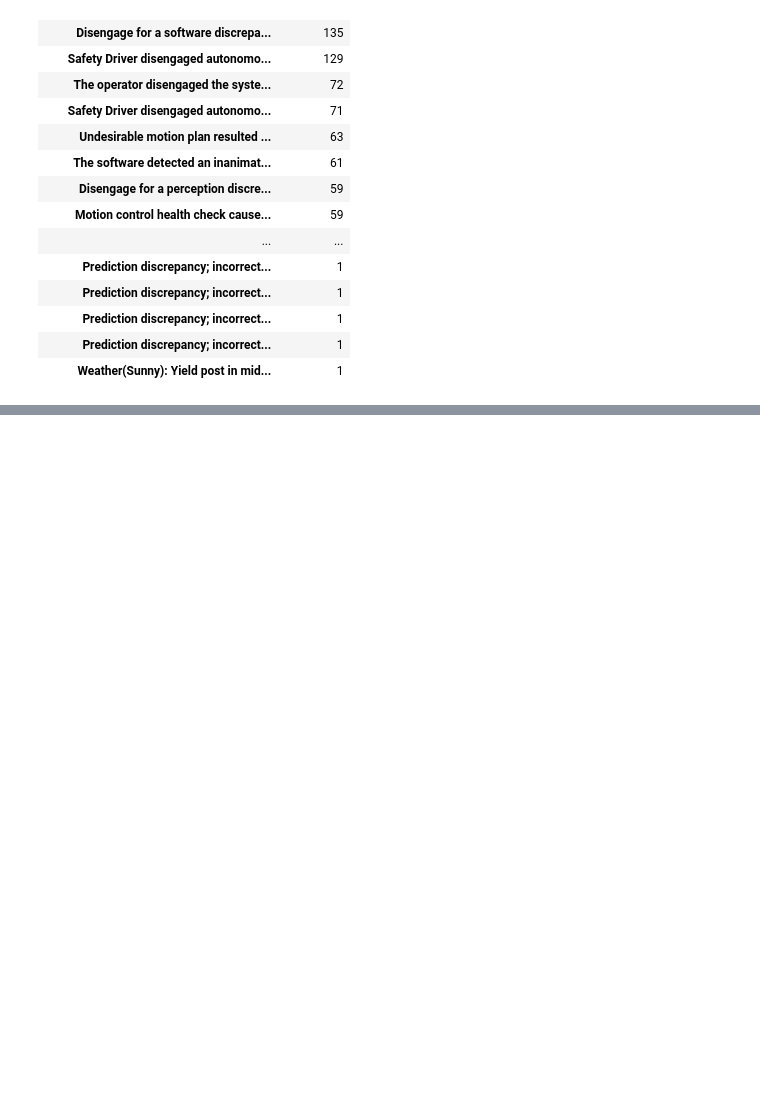
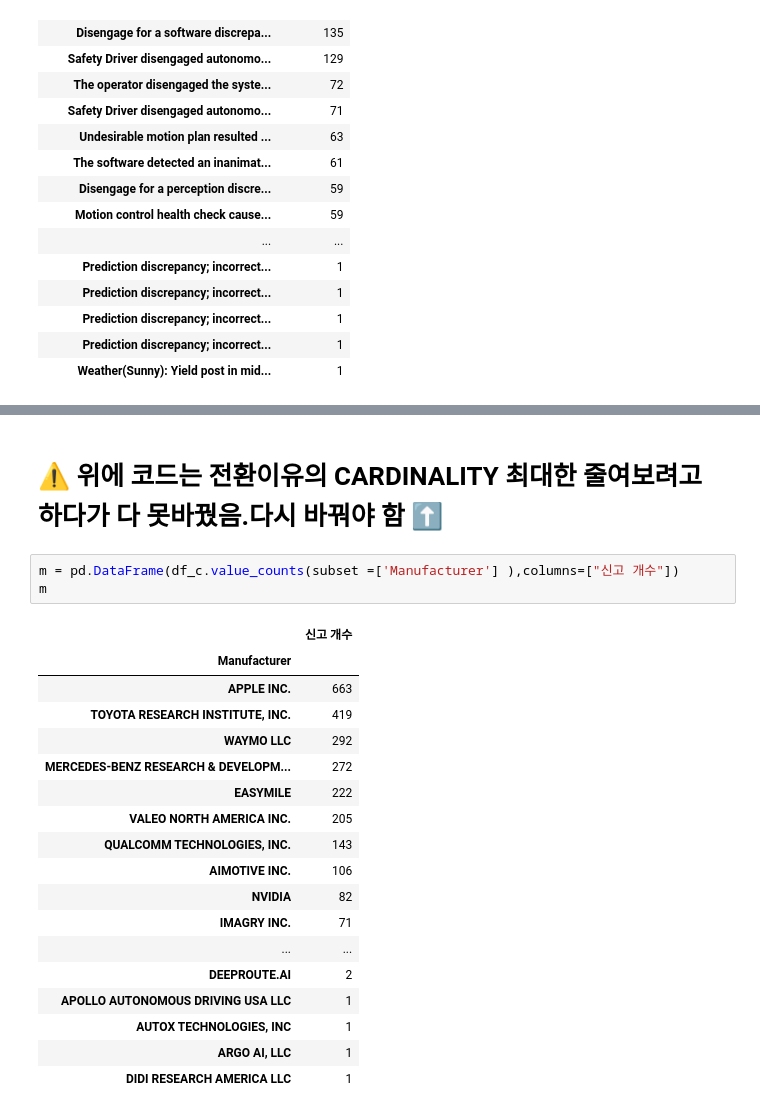
Before and after one commit to severancej/colorful_project, a Jupyter notebook: Project_Section2/AI14_장지은_Section2.ipynb, the cells around one changed output, grey strips where cells are left out. Saved outputs shown, nothing was run; the diff lists cells and outputs as text; blank space fills up the shorter version.

```diff
--- a/Project_Section2/AI14_장지은_Section2.ipynb
+++ b/Project_Section2/AI14_장지은_Section2.ipynb
@@ -648,0 +667,24 @@ df_c['DESCRIPTION OF FACTS CAUSING DISENGAGEMENT'].value_counts()
+# %% [markdown]
+#  ⚠️ 위에 코드는 전환이유의 CARDINALITY 최대한 줄여보려고 하다가 다 못바꿨음.다시 바꿔야 함 ⬆️
+# %%
+m = pd.DataFrame(df_c.value_counts(subset =['Manufacturer'] ),columns=["신고 개수"])
+m
+# %% [output]
+|  | 신고 개수 |
+| Manufacturer |  |
+| APPLE INC. | 663 |
+| TOYOTA RESEARCH INSTITUTE, INC. | 419 |
+| WAYMO LLC | 292 |
+| MERCEDES-BENZ RESEARCH & DEVELOPM... | 272 |
+| EASYMILE | 222 |
+| VALEO NORTH AMERICA INC. | 205 |
+| QUALCOMM TECHNOLOGIES, INC. | 143 |
+| AIMOTIVE INC. | 106 |
+| NVIDIA | 82 |
+| IMAGRY INC. | 71 |
+| ... | ... |
+| DEEPROUTE.AI | 2 |
+| APOLLO AUTONOMOUS DRIVING USA LLC | 1 |
+| AUTOX TECHNOLOGIES, INC | 1 |
+| ARGO AI, LLC | 1 |
+| DIDI RESEARCH AMERICA LLC | 1 |
```
Also changed, not shown: parts of 8 cells of this notebook.
